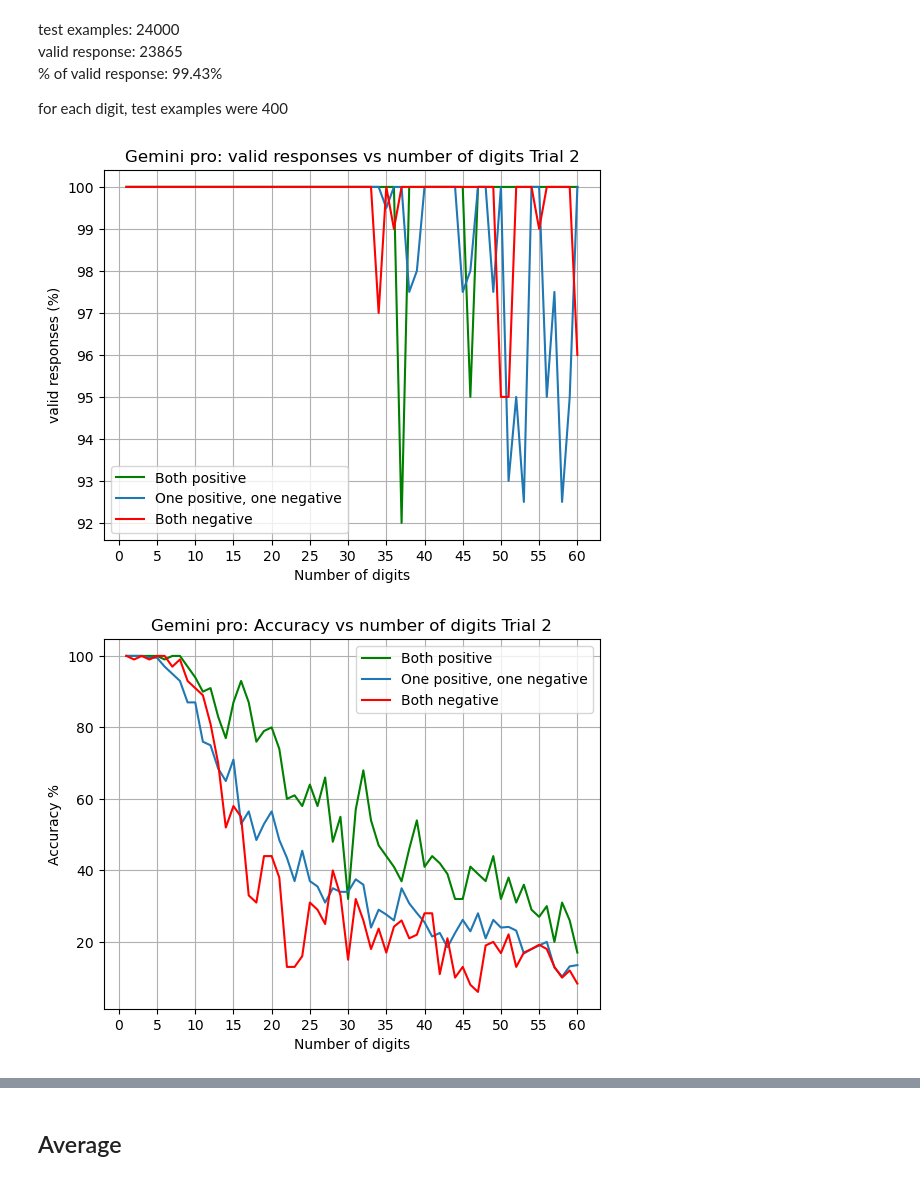
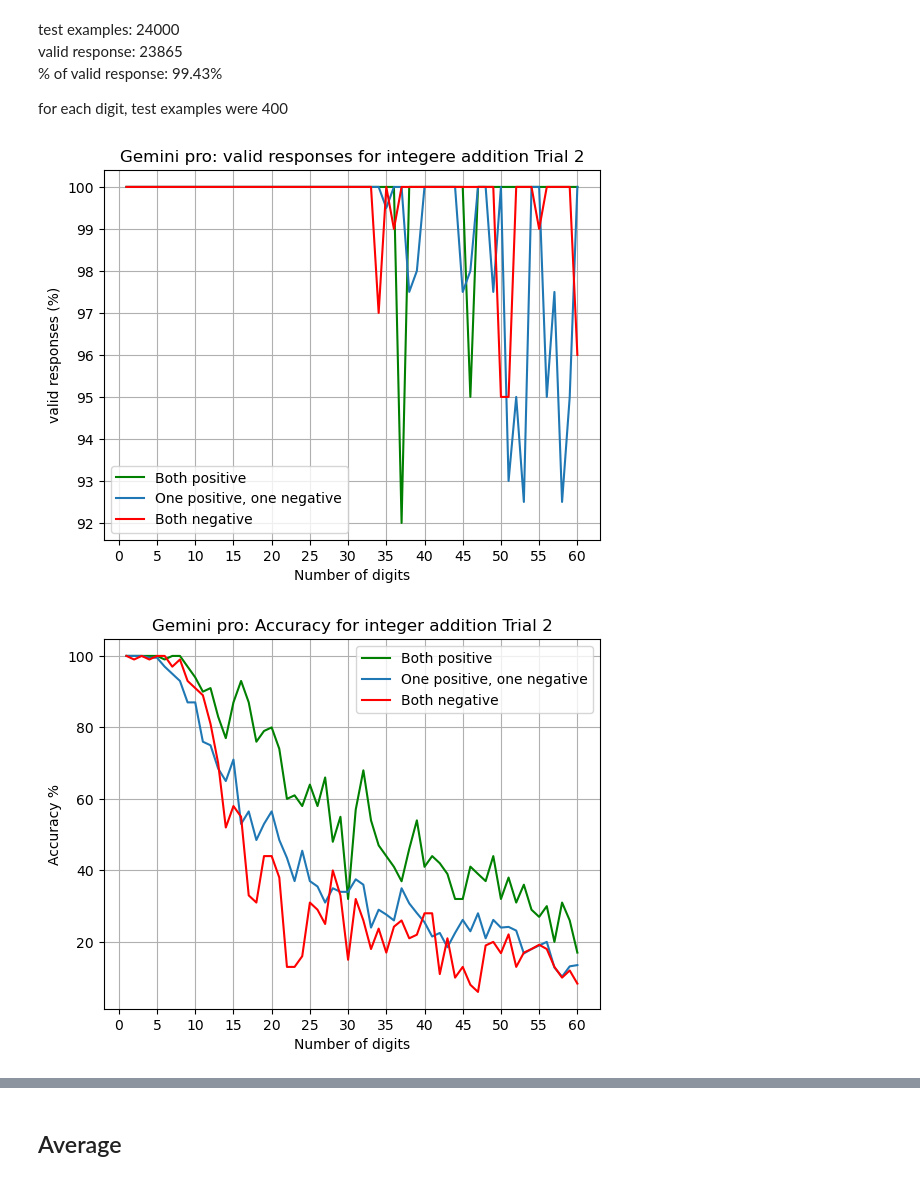
Before and after one commit to rushikeshpawar22581/NLP_project_EssentialNumberPropertiesForLMs, a Jupyter notebook: code/gemini_pro/eval_gemini_int_addn.ipynb, the cells around one changed output, grey strips where cells are left out. Saved outputs shown, nothing was run; the diff lists cells and outputs as text; code cells hidden in the pictures.

Commit message:
did soft eval of int addition, plots and code updated
- also changed the title of plots to match with plots of gpt turbo

```diff
--- a/code/gemini_pro/eval_gemini_int_addn.ipynb
+++ b/code/gemini_pro/eval_gemini_int_addn.ipynb
@@ -53,7 +91,8 @@ Number of expamples in input file: 24000
 **out of 24000 lines, we got response (may not be in valid format) for 23649 lines only, which is 98.53%**
 # %%
 MAX_DIGITS =60
-correct1 = np.zeros((3, MAX_DIGITS))
+hard_correct1 = np.zeros((3, MAX_DIGITS))
+soft_correct1 = np.zeros((3, MAX_DIGITS))
 total1 = np.zeros((3, MAX_DIGITS))
 error_lines1 = 0
 errors1={'Only a, no b':[], 'a+b or =sum':[], 'a+b+-d=sum':[], '=c+-d':[], '= (empty)':[]}
@@ -126,15 +165,18 @@ for line in processed_lines1:
     # update the total array depending on the number of digits and sign of the numbers
     if a>=0 and b>=0:
         total1[0,num_digits-1] += 1
-        correct1[0,num_digits-1] += is_correct(a,b,sum)
+        hard_correct1[0,num_digits-1] += is_correct(a,b,sum)
+        soft_correct1[0,num_digits-1] += soft_addn_accuracy(a,b,sum)
 
     elif a<0 and b<0:
         total1[2,num_digits-1] += 1
-        correct1[2,num_digits-1] += is_correct(a,b,sum)
+        hard_correct1[2,num_digits-1] += is_correct(a,b,sum)
+        soft_correct1[2,num_digits-1] += soft_addn_accuracy(a,b,sum)
 
     else:
         total1[1,num_digits-1] += 1
-        correct1[1,num_digits-1] += is_correct(a,b,sum)
+        hard_correct1[1,num_digits-1] += is_correct(a,b,sum)
+        soft_correct1[1,num_digits-1] += soft_addn_accuracy(a,b,sum)
 # %%
 # print error lines
 for key in errors1:
@@ -252,7 +311,8 @@ Number of expamples in input file: 24000
 **out of 24000 lines, we got response (may not be in valid format) for 23994 lines only, which is 99.975%**
 # %%
 MAX_DIGITS =60
-correct2 = np.zeros((3, MAX_DIGITS))
+hard_correct2 = np.zeros((3, MAX_DIGITS))
+soft_correct2 = np.zeros((3, MAX_DIGITS))
 total2 = np.zeros((3, MAX_DIGITS))
 error_lines2 = 0
 errors2={'Only a, no b':[], 'a+b or =sum':[], 'a+b+-d=sum':[], '=c+-d':[], '= (empty)':[]}
@@ -328,15 +388,18 @@ for line in processed_lines2:
     # update the total array depending on the number of digits and sign of the numbers
     if a>=0 and b>=0:
         total2[0,num_digits-1] += 1
-        correct2[0,num_digits-1] += is_correct(a,b,sum)
+        hard_correct2[0,num_digits-1] += is_correct(a,b,sum)
+        soft_correct2[0,num_digits-1] += soft_addn_accuracy(a,b,sum)
 
     elif a<0 and b<0:
         total2[2,num_digits-1] += 1
-        correct2[2,num_digits-1] += is_correct(a,b,sum)
+        hard_correct2[2,num_digits-1] += is_correct(a,b,sum)
+        soft_correct2[2,num_digits-1] += soft_addn_accuracy(a,b,sum)
 
     else:
         total2[1,num_digits-1] += 1
-        correct2[1,num_digits-1] += is_correct(a,b,sum)
+        hard_correct2[1,num_digits-1] += is_correct(a,b,sum)
+        soft_correct2[1,num_digits-1] += soft_addn_accuracy(a,b,sum)
 # %%
 # print error lines
 for key in errors2:
@@ -377,32 +440,32 @@ valid_responses2=total2*100/num_examples
 # %%
 # plot the valid responses as a function of number of digits
 plt.plot(np.arange(1,61),valid_responses2[0],color='green',label='Both positive')
 plt.plot(np.arange(1,61),valid_responses2[1],label='One positive, one negative')
 plt.plot(np.arange(1,61),valid_responses2[2],color='red',label='Both negative')
 plt.xticks(np.arange(0,65,5))
 plt.xlabel('Number of digits')
 plt.ylabel('valid responses (%)')
-plt.title('Gemini pro: valid responses vs number of digits Trial 2')
+plt.title('Gemini pro: valid responses for integere addition Trial 2')
 plt.grid()
 plt.legend()
 plt.savefig('gemini_response/plots/Int_addn_valid_responses_vs_digits_trial2.png')
 plt.show()
 # %% [output]
-[figure, old version]
+[figure, new version]
 # %%
-accuracy2 = correct2*100/total2
+hard_accuracy2 = hard_correct2*100/total2
 
 # plot the accuracy as a function of number of digits
-plt.plot(np.arange(1,61),accuracy2[0],color='green',label='Both positive')
-plt.plot(np.arange(1,61),accuracy2[1],label='One positive, one negative')
-plt.plot(np.arange(1,61),accuracy2[2],color='red',label='Both negative')
+plt.plot(np.arange(1,61),hard_accuracy2[0],color='green',label='Both positive')
+plt.plot(np.arange(1,61),hard_accuracy2[1],label='One positive, one negative')
+plt.plot(np.arange(1,61),hard_accuracy2[2],color='red',label='Both negative')
 plt.xticks(np.arange(0,65,5))
 plt.xlabel('Number of digits')
 plt.ylabel('Accuracy %')
-plt.title('Gemini pro: Accuracy vs number of digits Trial 2')
+plt.title('Gemini pro: Accuracy for integer addition Trial 2')
 plt.grid()
 plt.legend()
 plt.savefig('gemini_response/plots/Int_addn_accuracy_vs_digits_trial2.png')
 plt.show()
 # %% [output]
-[figure, old version]
+[figure, new version]
```
Also changed, not shown: parts of 8 cells of this notebook, 9 other files.
